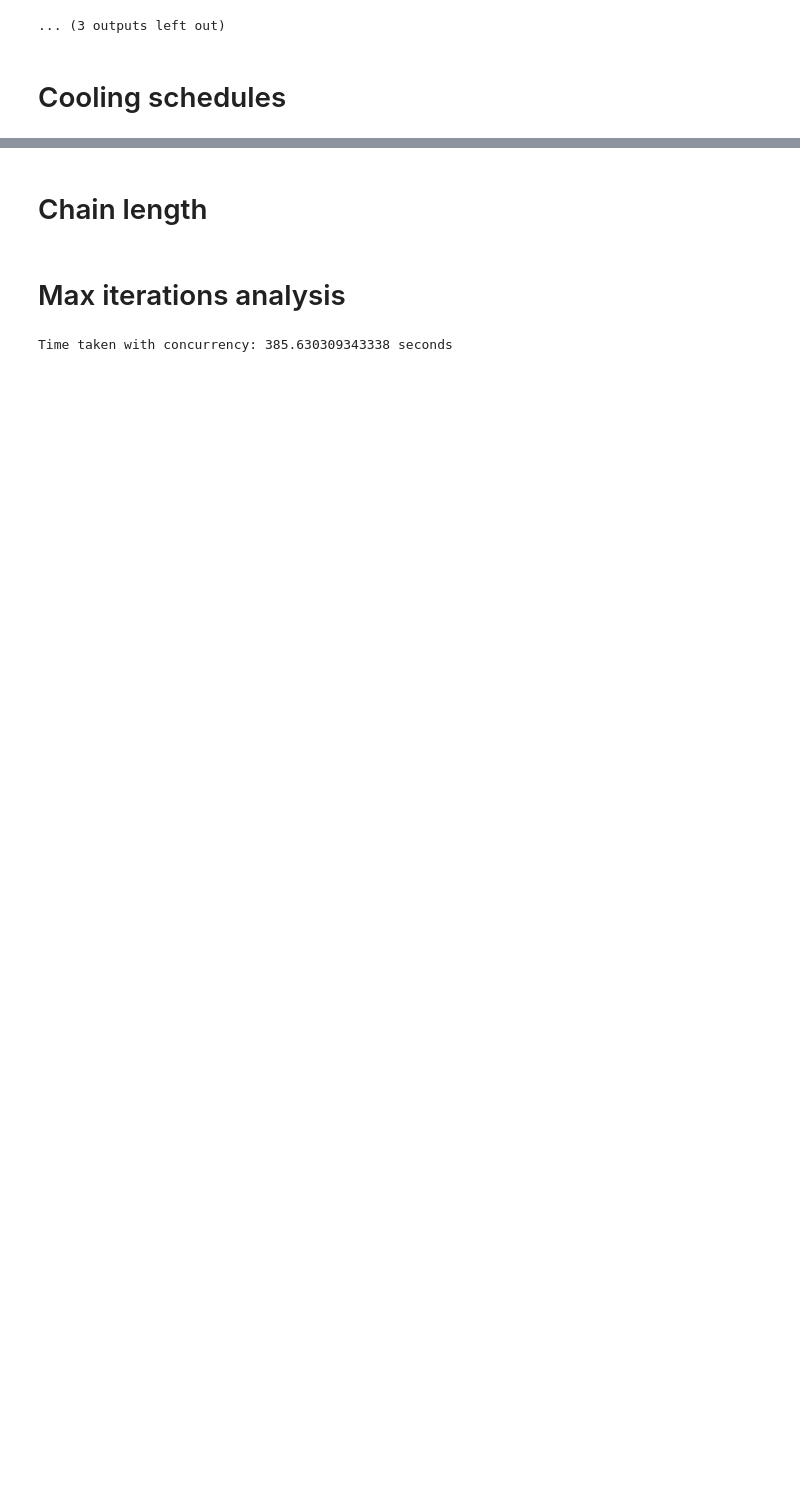
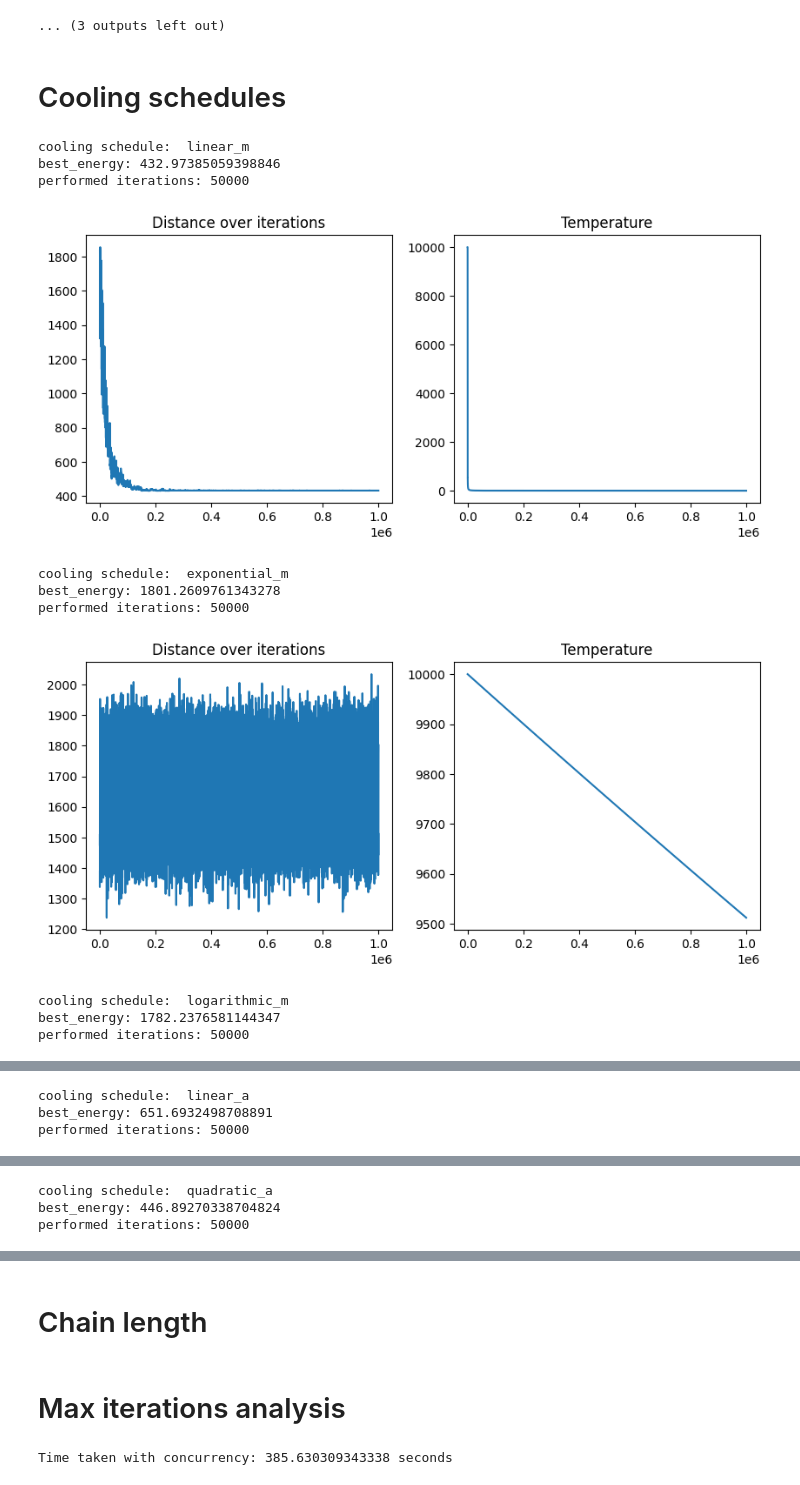
Before and after one commit to Foundnation/Stochastic-Simulation, a Jupyter notebook: TSM/tsp_notebook.ipynb, the cells around one changed output, grey strips where cells are left out. Drawn from its saved outputs; the diff is of its cells as text; code cells hidden in the pictures; blank space fills up the shorter version.

```diff
--- a/TSM/tsp_notebook.ipynb
+++ b/TSM/tsp_notebook.ipynb
@@ -11,8 +11,8 @@ def plot_TSP_solution(cities, permutation_method, opt_solution=None, **kwargs):
 
     distances = calculate_distances(cities)
 
-    best_tour, best_distance, cost_over_iterations, temperature_over_interations = perform_annealing(distances,
-                                                                    altering_method=permutation_method, **kwargs)
+    best_tour, best_distance, cost_over_iterations, temperature_over_interations, count = perform_annealing(distances,
+                                                                    altering_method=permutation_method, output_count=True, **kwargs)
 
     print("Best tour:", best_tour)
     print("Best distance:", best_distance)
@@ -36,6 +36,7 @@ def plot_TSP_solution(cities, permutation_method, opt_solution=None, **kwargs):
     plt.ylabel('Temperature')
 
     plt.show()
+    print('annealing iterations:', count)
 
 
 
@@ -52,6 +53,16 @@ def metrics(cities, permutation_method, print_results=True, **kwargs):
         print('With %i intersections \n'%(count_intersections(best_tour_coordinates)))
 
     return best_tour_distance, count_intersections(best_tour_coordinates)
+
+def plot_dist_and_temp(costs, temps, title=None):
+    fig, axs = plt.subplots(1, 2, figsize=(10, 4))
+    axs[0].set_title('Distance over iterations')
+    axs[0].plot(costs)
+    axs[1].set_title('Temperature')
+    axs[1].plot(temps)
+    if title is not None:
+        fig.suptitle(title)
+    plt.show()
 # %% [markdown]
 # Loading data
 # %%
@@ -209,3 +176,27 @@ Best distance: 475.73478653211424
 ... (3 outputs left out)
 # %% [markdown]
 # Cooling schedules
+# %%
+""" x axis values are not set """
+
+schedules = ['linear_m', 'exponential_m', 'logarithmic_m', 'linear_a', 'quadratic_a']
+
+for schedule in schedules:
+    _ , best_energy, costs, temps, count = perform_annealing(distances=distances_51, cooling_schedule=schedule, final_temp=1E-5,
+                                                        alpha = 1 - 1E-6, chain_length=20, max_iterations=50000, output_count=True)
+    print('cooling schedule: ', schedule)
+    print('best_energy:', best_energy)
+    print('performed iterations:', count)
+    plot_dist_and_temp(costs, temps)
+# %% [output]
+cooling schedule:  linear_m
+best_energy: 432.97385059398846
+performed iterations: 50000
+[figure, added]
+cooling schedule:  exponential_m
+best_energy: 1801.2609761343278
+performed iterations: 50000
+[figure, added]
+cooling schedule:  logarithmic_m
+best_energy: 1782.2376581144347
+performed iterations: 50000
@@ -211,0 +204,3 @@ Best distance: 475.73478653211424
+cooling schedule:  linear_a
+best_energy: 651.6932498708891
+performed iterations: 50000
@@ -211,0 +208,3 @@ Best distance: 475.73478653211424
+cooling schedule:  quadratic_a
+best_energy: 446.89270338704824
+performed iterations: 50000
```
Also changed, not shown: parts of 9 cells of this notebook, 2 other files.
